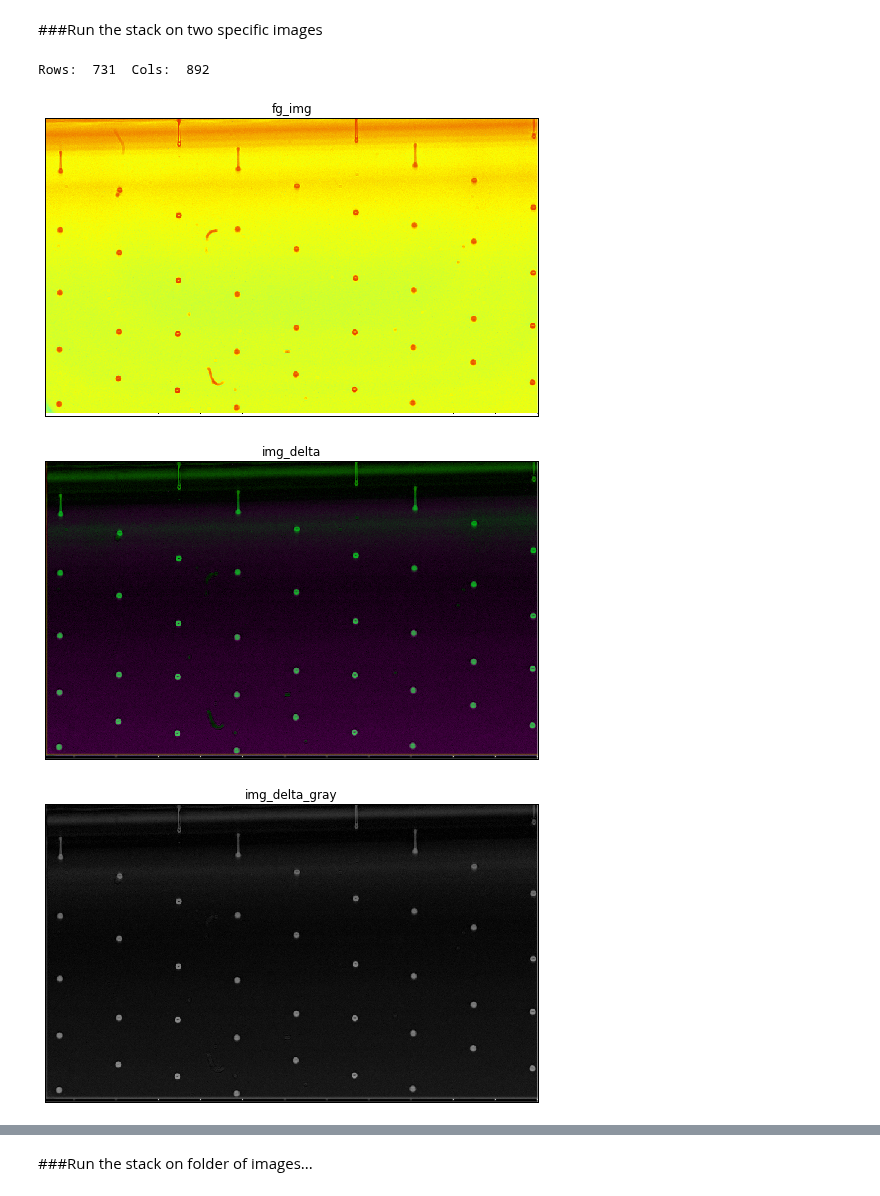
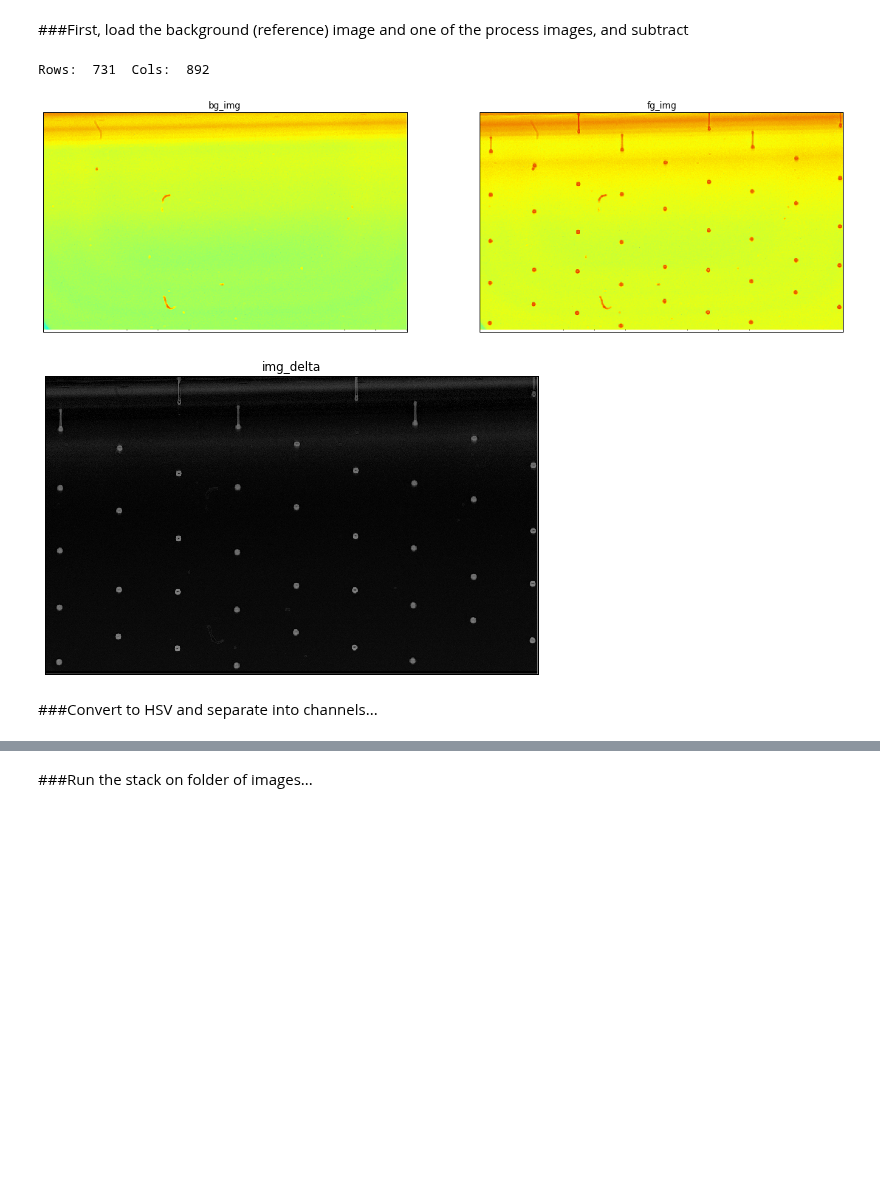
Before and after one commit to Aniruddh1/ipython-opencv-notebooks, a Jupyter notebook: notebooks/DIF_Test1.ipynb, the cells around one changed output, grey strips where cells are left out. Drawn from its saved outputs; the diff is of its cells as text; code cells hidden in the pictures; blank space fills up the shorter version.

Commit message:
First pass at DIF Hough Circle stack

```diff
--- a/notebooks/DIF_Test1.ipynb
+++ b/notebooks/DIF_Test1.ipynb
@@ -15,30 +18,30 @@ import ip_routines as ip
-# %% [markdown]
-###Run the stack on two specific images
+# %% [markdown]
+###First, load the background (reference) image and one of the process images, and subtract
 # %%
-fg_num = 0
-# bg_img = eng.images[fg_num-1].copy()
-# fg_img = eng.images[fg_num].copy()
-
-bg_img = cv2.imread('../images/dif/Properties_Reference/B00001.png', -1)
+bg_img = cv2.imread('../images/dif/Properties_Reference/B00002.png', -1)
 fg_img = cv2.imread('../images/dif/new light test 6 us_Cam_Date=160106_Time=164222/B00001.png', -1)
 rows, cols, channels = bg_img.shape
 print "Rows: ", rows, " Cols: ", cols
 
 bg_img = bg_img[200:690, 0:810]  #np slice: [startY:endY, startX:endX]
-bg_img = cv2.GaussianBlur(bg_img, (5, 5), 0)
+#bg_img = cv2.GaussianBlur(bg_img, (5, 5), 0)
 fg_img = fg_img[200:690, 0:810]  #np slice: [startY:endY, startX:endX]
+
+bg_img_gray = cv2.cvtColor(bg_img, cv2.COLOR_BGR2GRAY)
+fg_img_gray = cv2.cvtColor(fg_img, cv2.COLOR_BGR2GRAY)
 
 thresh_val = 5
 #img_delta = ip.deltaImage(bg_img, fg_img, thresh_val)
-img_delta = cv2.absdiff(bg_img, fg_img)
+img_delta = cv2.absdiff(bg_img_gray, fg_img_gray)
 
-img_delta_gray = cv2.cvtColor(img_delta, cv2.COLOR_BGR2GRAY)
-util.plot_imgs([(fg_img, 'fg_img'), (img_delta, 'img_delta'), (img_delta_gray, 'img_delta_gray')], max_cols=3, color=False)
+#img_delta_gray = cv2.cvtColor(img_delta, cv2.COLOR_BGR2GRAY)
+util.plot_imgs([(bg_img, 'bg_img'), (fg_img, 'fg_img'), (img_delta, 'img_delta')], max_cols=2, color=False)
 # %% [output]
 Rows:  731  Cols:  892
-[figure, old version]
+[figure, new version]
-[figure, old version]
+[figure, new version]
-[figure, removed]
+# %% [markdown]
+###Convert to HSV and separate into channels...
 # %%
 plot_lst = []
 img_hsv = cv2.cvtColor(fg_img, cv2.COLOR_BGR2HSV)
```
Also changed, not shown: parts of 28 cells of this notebook.
